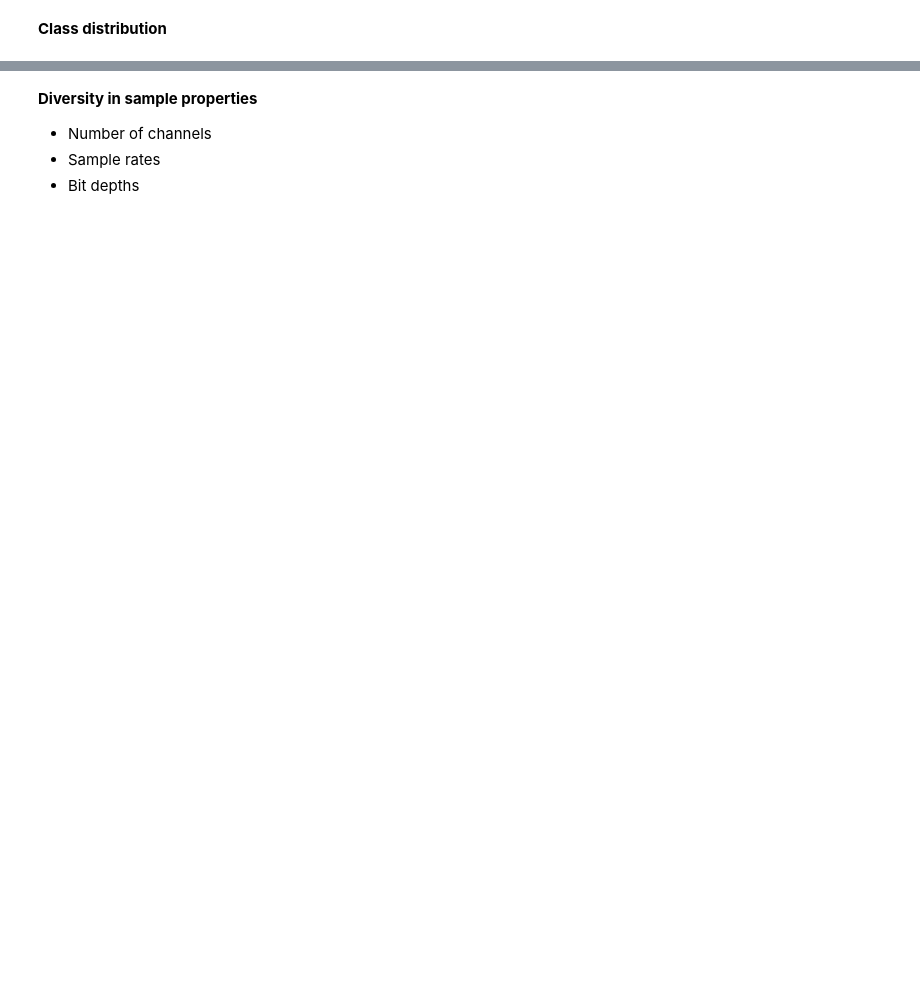
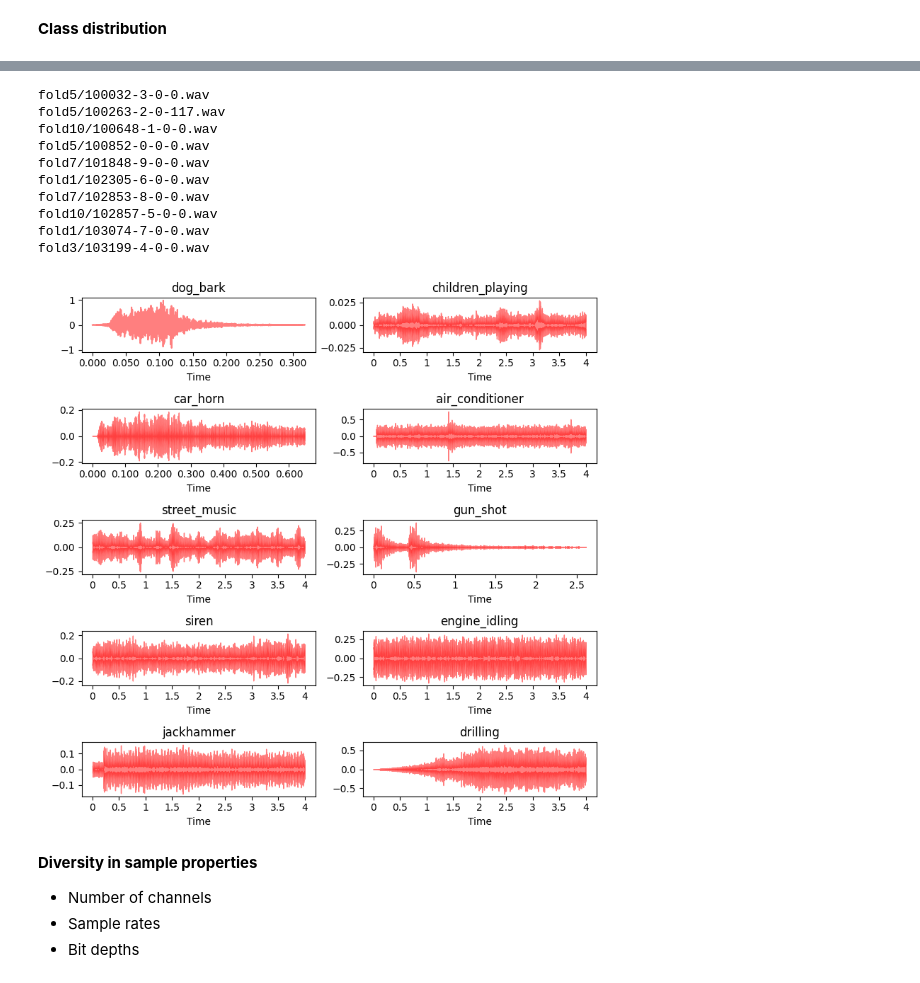
Before and after one commit to Teapack1/ML_Audio, a Jupyter notebook: Tensorflow/c1_Dataset_Mel_Spectrograms.ipynb, the cells around one changed output, grey strips where cells are left out. Cells and saved outputs as stored; diff of their text form; code cells hidden in the pictures; blank space fills up the shorter version.

```diff
--- a/Tensorflow/c1_Dataset_Mel_Spectrograms.ipynb
+++ b/Tensorflow/c1_Dataset_Mel_Spectrograms.ipynb
@@ -77,3 +101,34 @@ print(df["class"].value_counts())
+# %%
+labels = df["class"].unique()
+
+fig = plt.figure(figsize=(8,8))
+
+fig.subplots_adjust(hspace=0.4, wspace=0.4)
+for i, label in enumerate(labels):
+    filtered_df = df[df["class"] == label]
+    slice_file_name = filtered_df["slice_file_name"].iloc[0]
+    fold = filtered_df["fold"].iloc[0]
+    result = f"fold{fold}/{slice_file_name}"
+    fig.add_subplot(5, 2, i+1)
+    plt.title(label)
+    data, sr = librosa.load(os.path.join(AUDIO_DIR, result))
+    librosa.display.waveshow(y = data, sr=sr, color="r", alpha=0.5, label='Harmonic')
+    print(result)
+
+plt.tight_layout()  # This will adjust spacing between subplots to prevent overlap
+plt.show()  # This will display the plot
+# %% [output]
+fold5/100032-3-0-0.wav
+fold5/100263-2-0-117.wav
+fold10/100648-1-0-0.wav
+fold5/100852-0-0-0.wav
+fold7/101848-9-0-0.wav
+fold1/102305-6-0-0.wav
+fold7/102853-8-0-0.wav
+fold10/102857-5-0-0.wav
+fold1/103074-7-0-0.wav
+fold3/103199-4-0-0.wav
+[figure, added]
 # %% [markdown]
 **Diversity in sample properties**
 *  Number of channels
```
Also changed, not shown: parts of 14 cells of this notebook, 1 other file.
